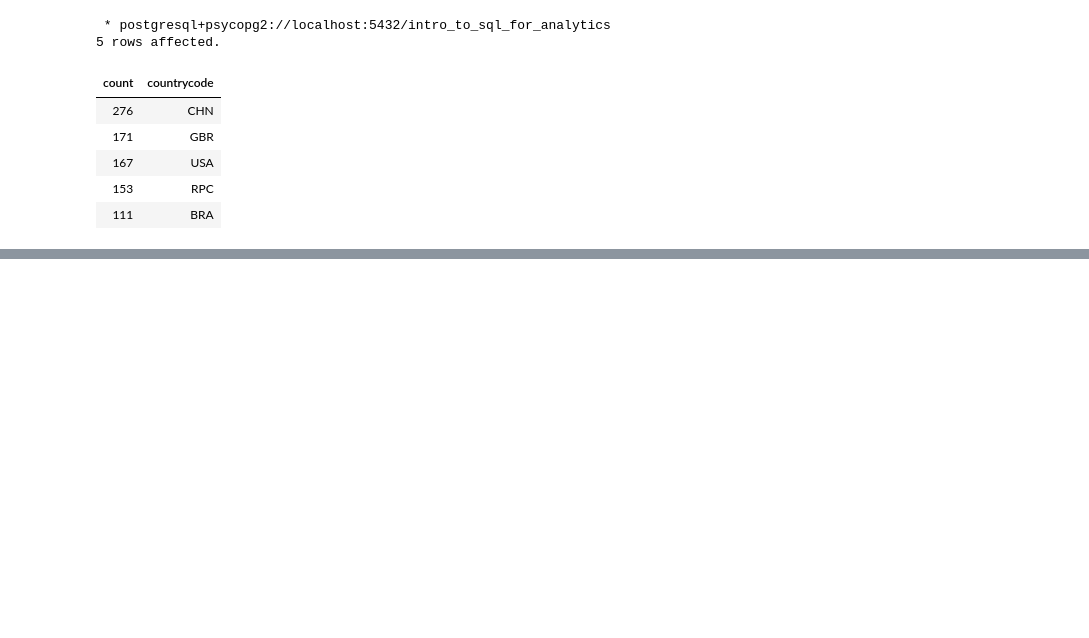
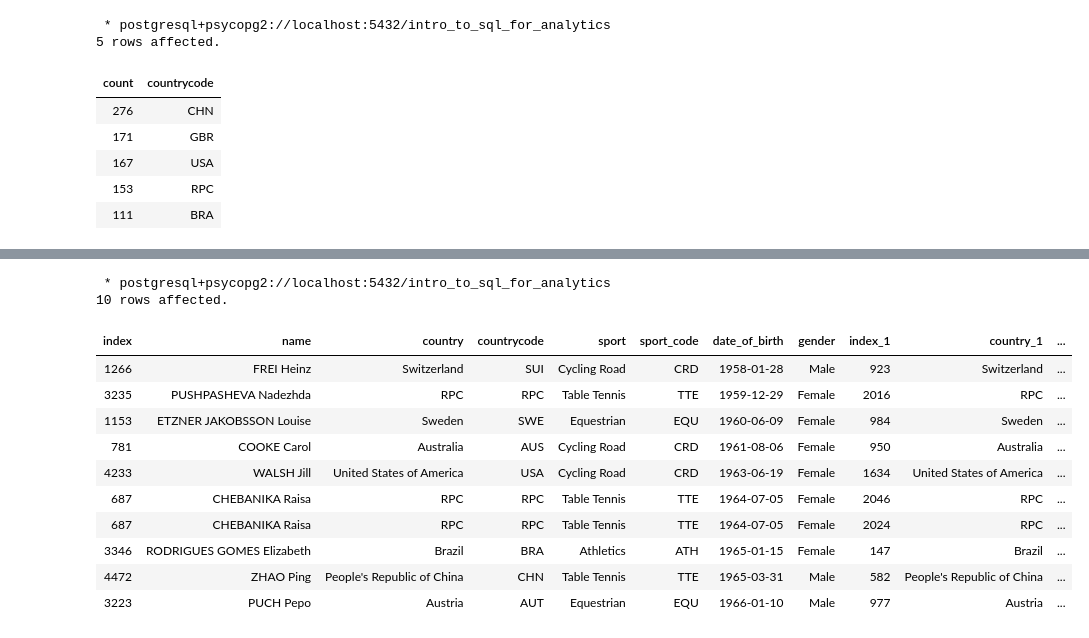
Before and after one commit to JakeOtto/more_sql, a Jupyter notebook: workings.ipynb, the cells around one changed output, grey strips where cells are left out. Drawn from its saved outputs; the diff is of its cells as text; code cells hidden in the pictures; blank space fills up the shorter version.

```diff
--- a/workings.ipynb
+++ b/workings.ipynb
@@ -250,0 +276,21 @@ SELECT
+# %%
+%%sql
+SELECT * FROM athletes
+INNER JOIN medals ON athletes.name = medals.name
+AND athletes.sport = medals.sport
+ORDER BY date_of_birth ASC
+LIMIT 10
+# %% [output]
+ * postgresql+psycopg2://localhost:5432/intro_to_sql_for_analytics
+10 rows affected.
+| index | name | country | countrycode | sport | sport_code | date_of_birth | gender | index_1 | country_1 | ... |
+| 1266 | FREI Heinz | Switzerland | SUI | Cycling Road | CRD | 1958-01-28 | Male | 923 | Switzerland | ... |
+| 3235 | PUSHPASHEVA Nadezhda | RPC | RPC | Table Tennis | TTE | 1959-12-29 | Female | 2016 | RPC | ... |
+| 1153 | ETZNER JAKOBSSON Louise | Sweden | SWE | Equestrian | EQU | 1960-06-09 | Female | 984 | Sweden | ... |
+| 781 | COOKE Carol | Australia | AUS | Cycling Road | CRD | 1961-08-06 | Female | 950 | Australia | ... |
+| 4233 | WALSH Jill | United States of America | USA | Cycling Road | CRD | 1963-06-19 | Female | 1634 | United States of America | ... |
+| 687 | CHEBANIKA Raisa | RPC | RPC | Table Tennis | TTE | 1964-07-05 | Female | 2046 | RPC | ... |
+| 687 | CHEBANIKA Raisa | RPC | RPC | Table Tennis | TTE | 1964-07-05 | Female | 2024 | RPC | ... |
+| 3346 | RODRIGUES GOMES Elizabeth | Brazil | BRA | Athletics | ATH | 1965-01-15 | Female | 147 | Brazil | ... |
+| 4472 | ZHAO Ping | People's Republic of China | CHN | Table Tennis | TTE | 1965-03-31 | Male | 582 | People's Republic of China | ... |
+| 3223 | PUCH Pepo | Austria | AUT | Equestrian | EQU | 1966-01-10 | Male | 977 | Austria | ... |
```
Also changed, not shown: parts of 14 cells of this notebook, 1 other file.
